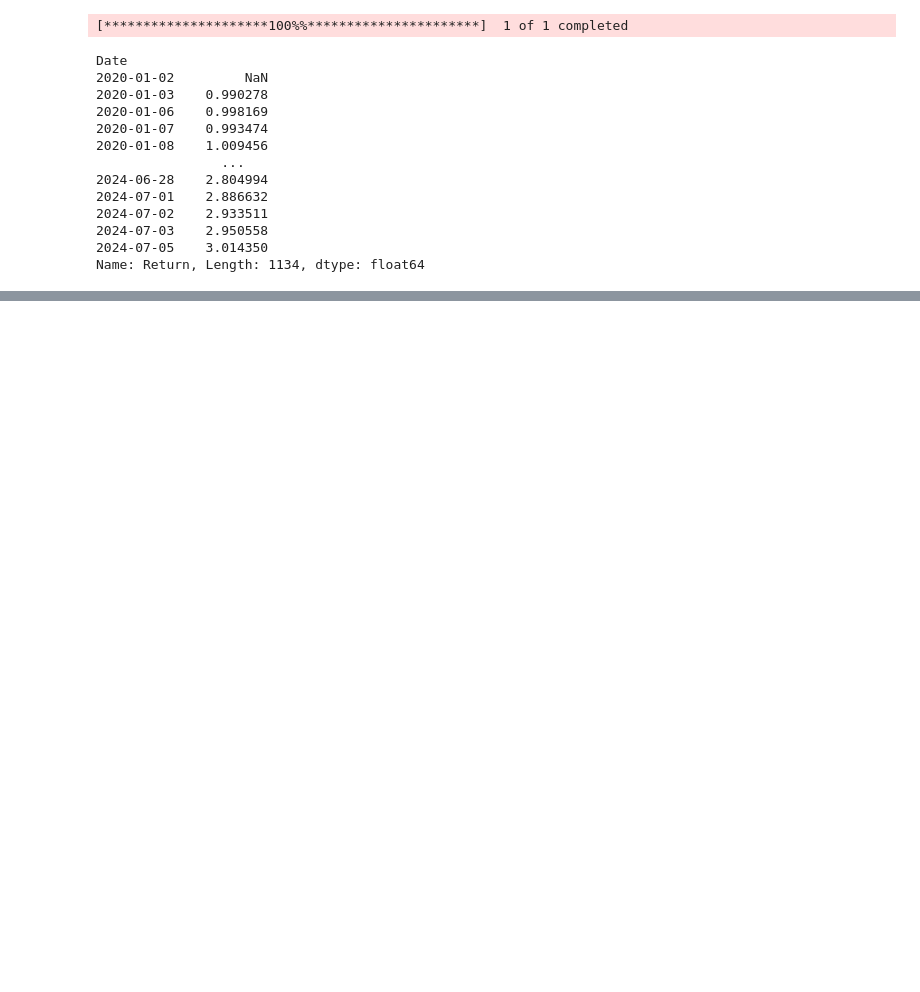
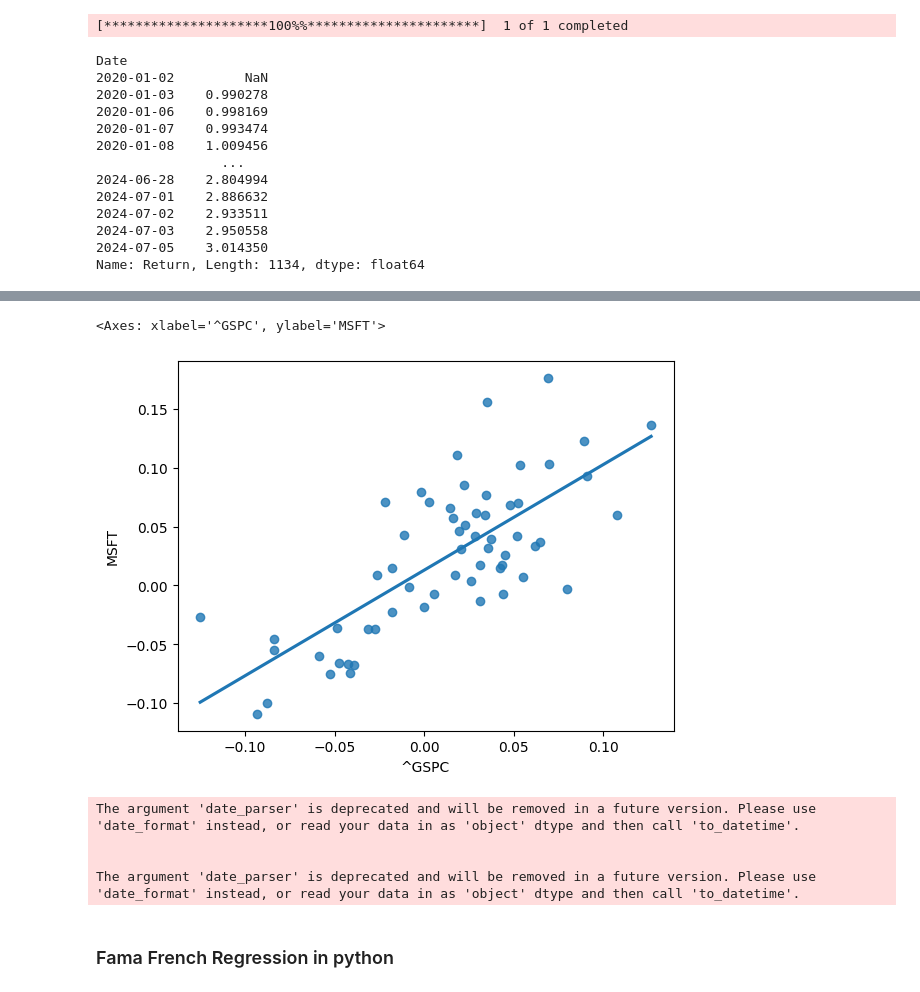
Before and after one commit to bogdanSgithub/MarketPath, a Jupyter notebook: helper_functions/dataframe_manipulation.ipynb, the cells around one changed output, grey strips where cells are left out. Cells and saved outputs as stored; diff of their text form; code cells hidden in the pictures; blank space fills up the shorter version.

Commit message:
added fama french regression

```diff
--- a/helper_functions/dataframe_manipulation.ipynb
+++ b/helper_functions/dataframe_manipulation.ipynb
@@ -56,0 +65,6 @@ fig.add_trace(go.Scatter(
+# %%
+end = dt.datetime.now()
+start = dt.date(end.year - 5, end.month, end.day)
+Input = ['MSFT', '^GSPC']
+# %%
+df = yf.download(Input, start, end)['Adj Close']
@@ -56,0 +73,3 @@ fig.add_trace(go.Scatter(
+# %%
+mtl_ret = df.resample('ME').ffill().pct_change()
+mtl_ret = mtl_ret.dropna()
@@ -56,0 +109,12 @@ fig.add_trace(go.Scatter(
+# %%
+sns.regplot(x='^GSPC', y='MSFT', data=mtl_ret, ci=None)
+# %% [output]
+<Axes: xlabel='^GSPC', ylabel='MSFT'>
+[figure, added]
+# %%
+rf = reader.DataReader('F-F_Research_Data_Factors', 'famafrench', start, end)[0].RF
+# %% [output]
+The argument 'date_parser' is deprecated and will be removed in a future version. Please use 'date_format' instead, or read your data in as 'object' dtype and then call 'to_datetime'.
+
+
+The argument 'date_parser' is deprecated and will be removed in a future version. Please use 'date_format' instead, or read your data in as 'object' dtype and then call 'to_datetime'.
@@ -56,0 +125,2 @@ fig.add_trace(go.Scatter(
+# %% [markdown]
+### Fama French Regression in python
```
Also changed, not shown: parts of 24 cells of this notebook.
